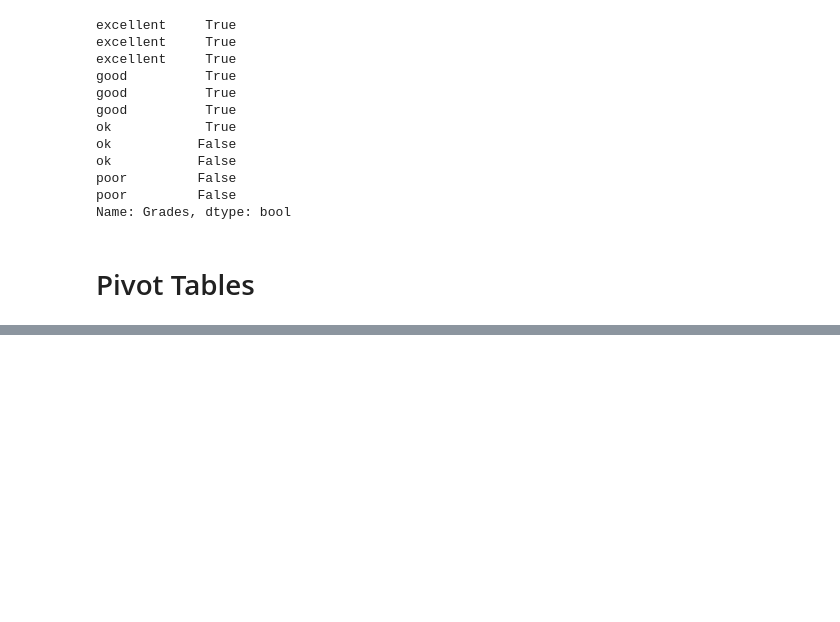
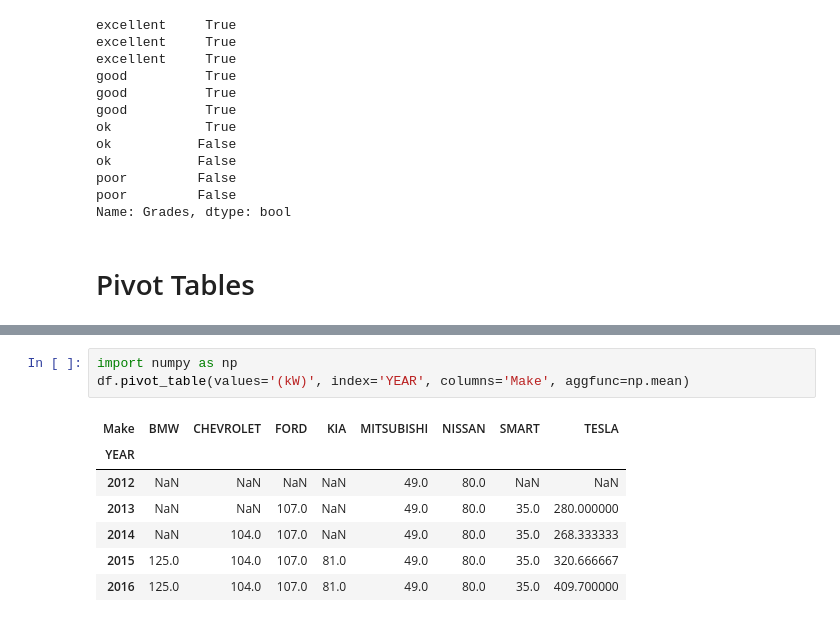
Before and after one commit to b117014/Python_programm, a Jupyter notebook: data-science/pandas/Series/pandas-2.ipynb, the cells around one changed output, grey strips where cells are left out. Cells and saved outputs as stored; diff of their text form; blank space fills up the shorter version.

```diff
--- a/data-science/pandas/Series/pandas-2.ipynb
+++ b/data-science/pandas/Series/pandas-2.ipynb
@@ -569,0 +581,11 @@ Name: Grades, dtype: bool
+# %%
+import numpy as np
+df.pivot_table(values='(kW)', index='YEAR', columns='Make', aggfunc=np.mean)
+# %% [output]
+| Make | BMW | CHEVROLET | FORD | KIA | MITSUBISHI | NISSAN | SMART | TESLA |
+| YEAR |  |  |  |  |  |  |  |  |
+| 2012 | NaN | NaN | NaN | NaN | 49.0 | 80.0 | NaN | NaN |
+| 2013 | NaN | NaN | 107.0 | NaN | 49.0 | 80.0 | 35.0 | 280.000000 |
+| 2014 | NaN | 104.0 | 107.0 | NaN | 49.0 | 80.0 | 35.0 | 268.333333 |
+| 2015 | 125.0 | 104.0 | 107.0 | 81.0 | 49.0 | 80.0 | 35.0 | 320.666667 |
+| 2016 | 125.0 | 104.0 | 107.0 | 81.0 | 49.0 | 80.0 | 35.0 | 409.700000 |
```
Also changed, not shown: parts of 2 cells of this notebook.
